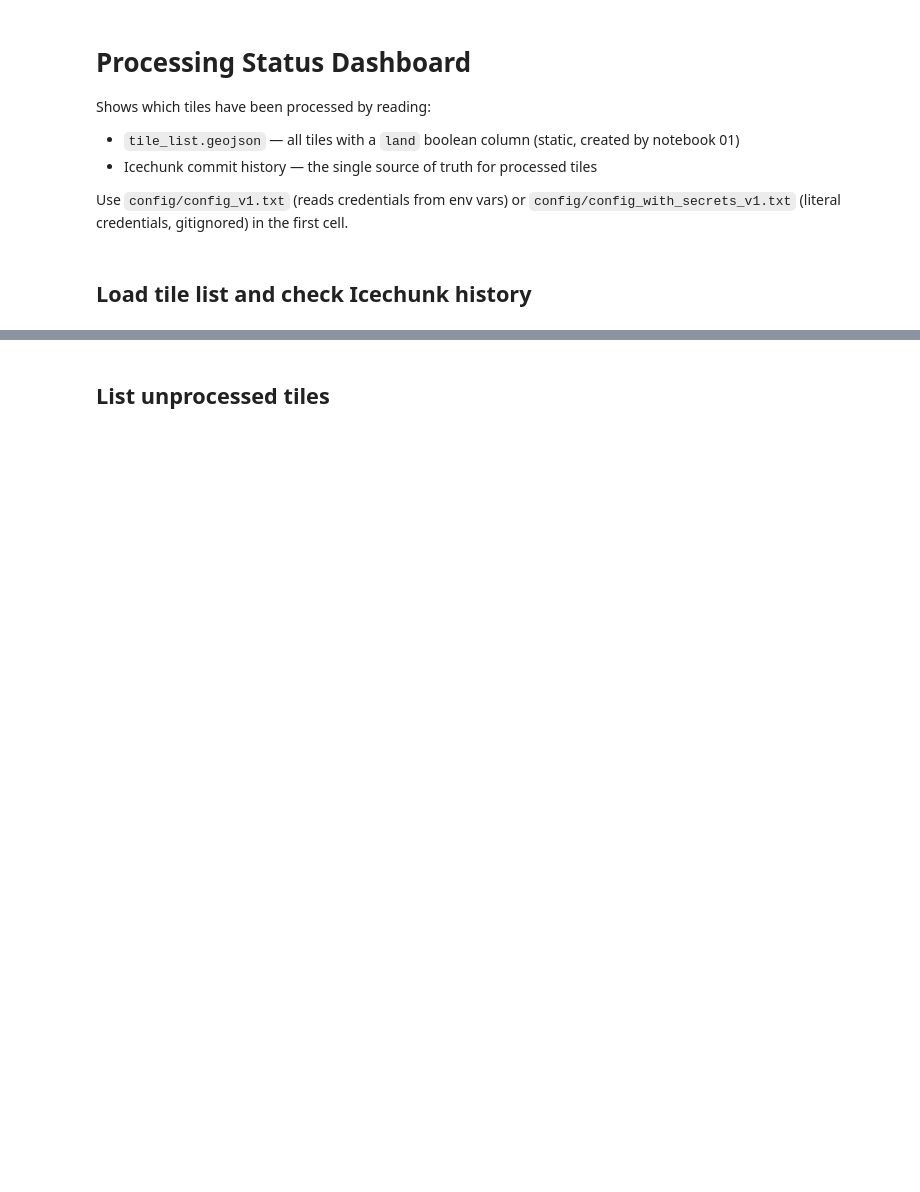
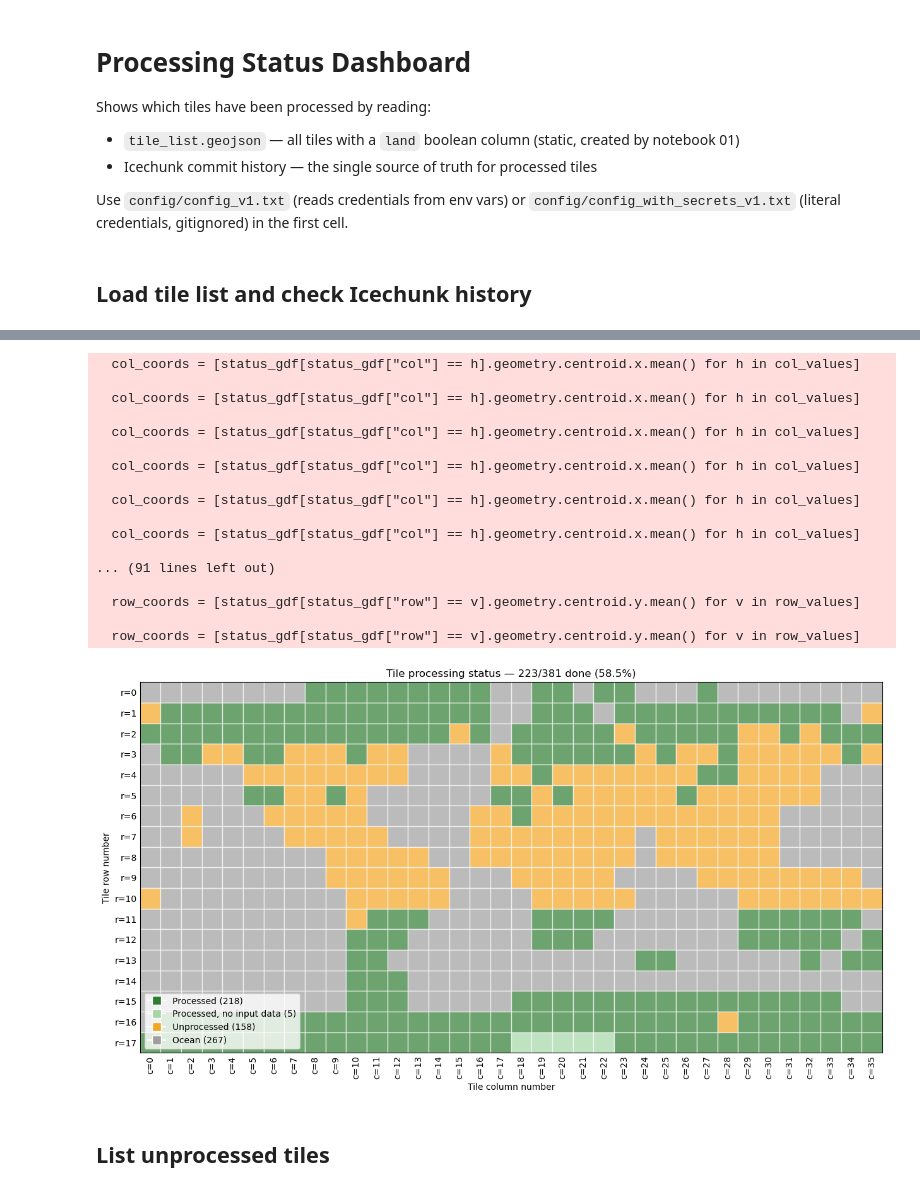
Before and after one commit to egagli/icechunk_github_actions_demo, a Jupyter notebook: notebooks/02_processing_status.ipynb, the cells around one changed output, grey strips where cells are left out. Cells and saved outputs as stored; diff of their text form; code cells hidden in the pictures; blank space fills up the shorter version.

```diff
--- a/notebooks/02_processing_status.ipynb
+++ b/notebooks/02_processing_status.ipynb
@@ -48,8 +32,3 @@ ERROR 1: PROJ: proj_create_from_database: Open of /home/eric/repos/icechunk_gith
 # %%
-storage = icechunk.azure_storage(
-    account=config.AZURE_STORAGE_ACCOUNT,
-    container=config.AZURE_CONTAINER,
-    prefix=config.ICECHUNK_PREFIX,
-    sas_token=config.AZURE_STORAGE_SAS_TOKEN,
-)
-repo = icechunk.Repository.open(storage)
+status_gdf = get_processing_status_gdf(repo, config.TILE_LIST_PATH, config.YEARS)
+status_gdf
@@ -117,3 +70,71 @@ f.tight_layout()
+# %%
+color_map = {
+    "processed": "#2e7d32",
+    "nodata": "#a5d6a7",
+    "unprocessed": "#f5a623",
+    "ocean": "#9e9e9e",
+}
+
+f, ax = plt.subplots(figsize=(14, 7))
+status_gdf.plot(
+    ax=ax,
+    color=status_gdf["status"].map(color_map),
+    edgecolor="white",
+    alpha=0.7,
+)
+
+# ax.set_xlim(-180, 180)
+# ax.set_ylim(-90, 90)
+# ax.set_xlabel("Longitude")
+# ax.set_ylabel("Latitude")
+
+ax.set_xlabel("Tile column number")
+ax.set_ylabel("Tile row number")
+
+col_values = sorted(status_gdf["col"].unique())
+row_values = sorted(status_gdf["row"].unique(), reverse=True)
+col_coords = [status_gdf[status_gdf["col"] == h].geometry.centroid.x.mean() for h in col_values]
+row_coords = [status_gdf[status_gdf["row"] == v].geometry.centroid.y.mean() for v in row_values]
+
+ax.set_xticks(col_coords)
+ax.set_xticklabels([f"c={h}" for h in col_values], rotation=90)
+ax.set_yticks(row_coords)
+ax.set_yticklabels([f"r={v}" for v in row_values])
+ax.tick_params(axis="both", which="both", length=0)
+ax.set_xlim(status_gdf.total_bounds[0], status_gdf.total_bounds[2])
+ax.set_ylim(status_gdf.total_bounds[1], status_gdf.total_bounds[3])
+
+ax.set_title(
+    f"Tile processing status — {processed_count + nodata_count}/{land_count} done "
+    f"({100 * (processed_count + nodata_count) / land_count:.1f}%)"
+)
+handles = [
+    plt.Line2D([0], [0], marker="s", color="w", label=f"Processed ({processed_count})", markerfacecolor=color_map["processed"], markersize=10),
+    plt.Line2D([0], [0], marker="s", color="w", label=f"Processed, no input data ({nodata_count})", markerfacecolor=color_map["nodata"], markersize=10),
+    plt.Line2D([0], [0], marker="s", color="w", label=f"Unprocessed ({unprocessed_count})", markerfacecolor=color_map["unprocessed"], markersize=10),
+    plt.Line2D([0], [0], marker="s", color="w", label=f"Ocean ({int(counts.get('ocean', 0))})", markerfacecolor=color_map["ocean"], markersize=10),
+]
+ax.legend(handles=handles, loc="lower left")
+f.tight_layout()
+# %% [output]
+  col_coords = [status_gdf[status_gdf["col"] == h].geometry.centroid.x.mean() for h in col_values]
+
+  col_coords = [status_gdf[status_gdf["col"] == h].geometry.centroid.x.mean() for h in col_values]
+
+  col_coords = [status_gdf[status_gdf["col"] == h].geometry.centroid.x.mean() for h in col_values]
+
+  col_coords = [status_gdf[status_gdf["col"] == h].geometry.centroid.x.mean() for h in col_values]
+
+  col_coords = [status_gdf[status_gdf["col"] == h].geometry.centroid.x.mean() for h in col_values]
+
+  col_coords = [status_gdf[status_gdf["col"] == h].geometry.centroid.x.mean() for h in col_values]
+
+... (91 lines left out)
+
+  row_coords = [status_gdf[status_gdf["row"] == v].geometry.centroid.y.mean() for v in row_values]
+
+  row_coords = [status_gdf[status_gdf["row"] == v].geometry.centroid.y.mean() for v in row_values]
+[figure, added]
 # %% [markdown]
 ## List unprocessed tiles
 # %%
```
Also changed, not shown: parts of 13 cells of this notebook, 1 other file.
